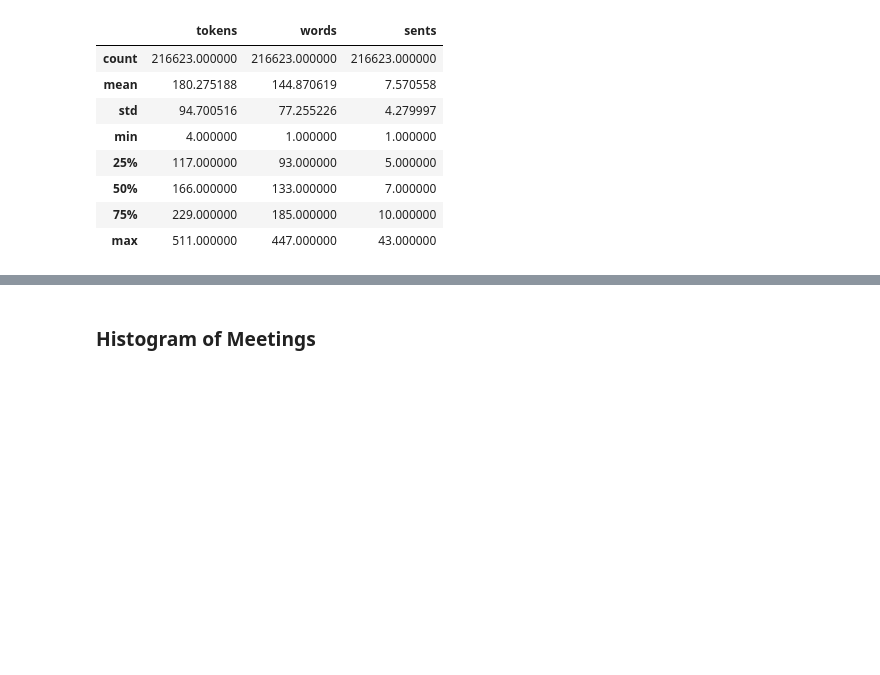
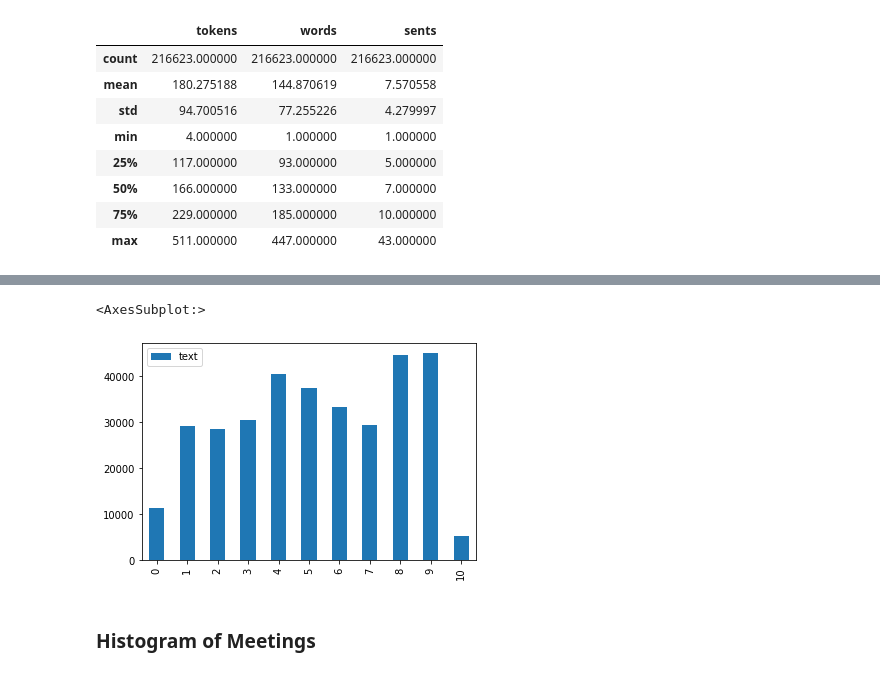
Before and after one commit to jonahank/Vote-Prediction-Model, a Jupyter notebook: data_collection/meetings/process_data.ipynb, the cells around one changed output, grey strips where cells are left out. Saved outputs shown, nothing was run; the diff lists cells and outputs as text; code cells hidden in the pictures; blank space fills up the shorter version.

```diff
--- a/data_collection/meetings/process_data.ipynb
+++ b/data_collection/meetings/process_data.ipynb
@@ -423,0 +506,8 @@ df_t[df_t["tokens"]<512].describe()
+# %%
+six_sentence = pd.DataFrame(sent_breakdown)
+
+six_sentence= six_sentence[six_sentence['text'] != '.']
+six_sentence.reset_index().drop(columns='index')
+print(len(six_sentence))
+print(len(df))
+six_sentence
@@ -424,3 +541,12 @@ df_t[df_t["tokens"]<512].describe()
+# %%
+six_sentence["id"] = six_sentence["date"].astype('category')
+six_sentence["id"] = six_sentence["id"].cat.codes
+six_sentence["year"] = six_sentence["date"].astype("str").str[:4]
+data = six_sentence.groupby(["year"]).count()["text"].reset_index()
+data.plot.bar()
+# %% [output]
+<AxesSubplot:>
+[figure, added]
 # %% [markdown]
 ### Histogram of Meetings
 # %%
```
Also changed, not shown: parts of 9 cells of this notebook.
